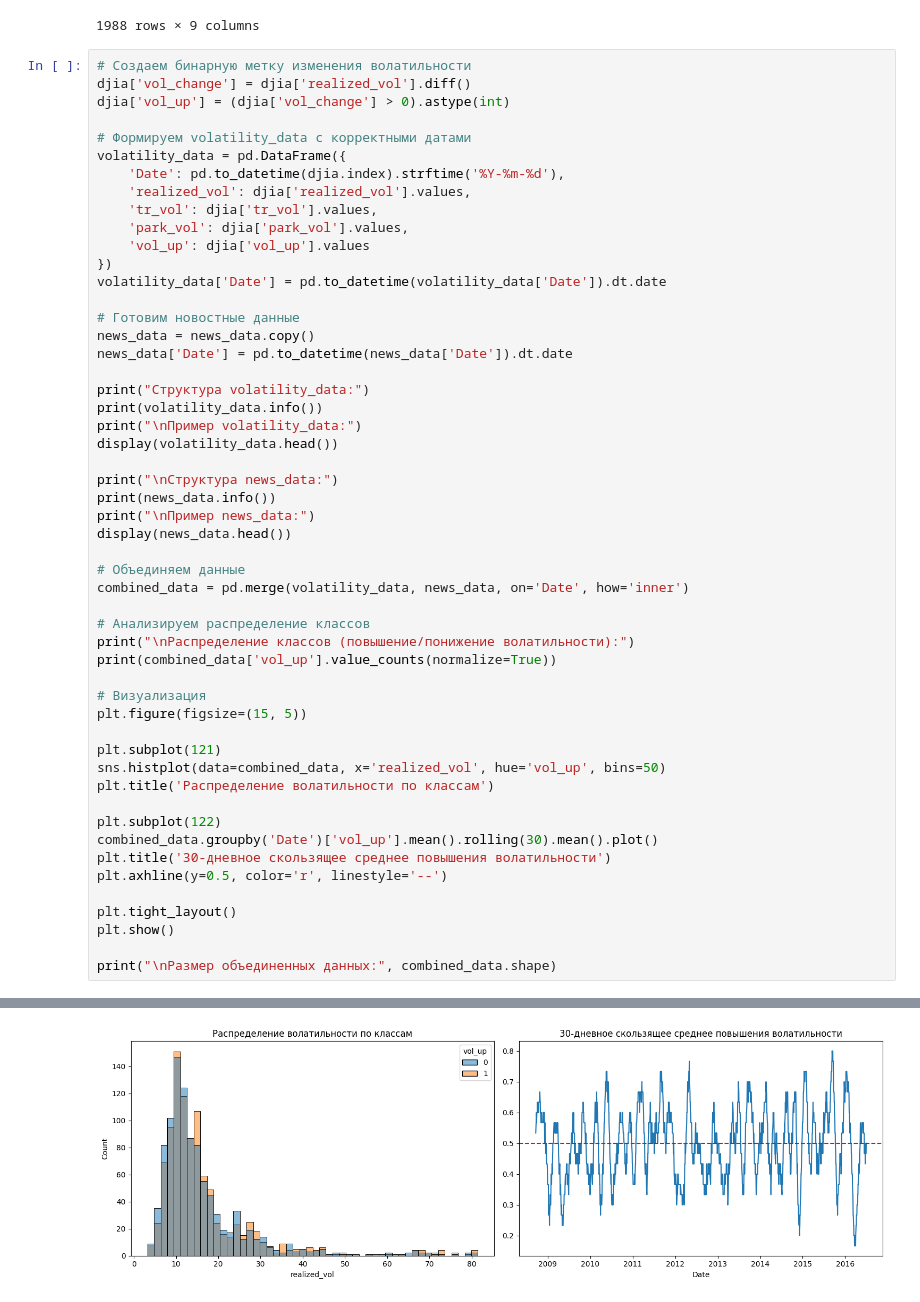
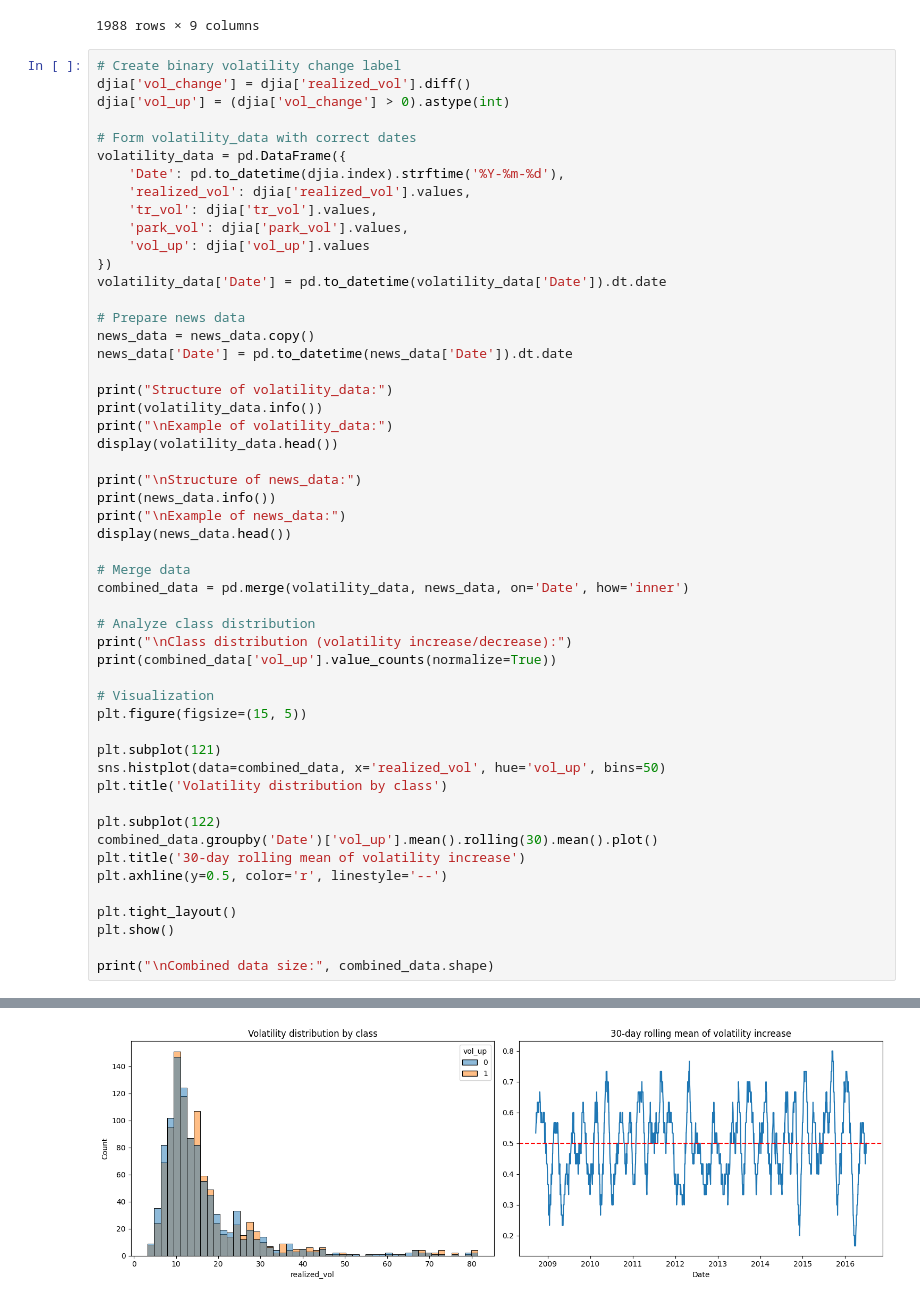
Before and after one commit to i-azztec/mlops-volatility-news-predictor, a Jupyter notebook: research/volatility_prediction.ipynb, the cells around one changed output, grey strips where cells are left out. Drawn from its saved outputs; the diff is of its cells as text.

```diff
--- a/research/volatility_prediction.ipynb
+++ b/research/volatility_prediction.ipynb
@@ -157,11 +157,11 @@ djia
 | 2016-06-30 | 17929.990234 | 17930.609375 | 17711.800781 | 17712.759766 | 133030000 | 0.013211 | 18.344029 | 18.384337 | 11.624177 |
 1988 rows × 9 columns
 # %%
-# Создаем бинарную метку изменения волатильности
+# Create binary volatility change label
 djia['vol_change'] = djia['realized_vol'].diff()
 djia['vol_up'] = (djia['vol_change'] > 0).astype(int)
 
-# Формируем volatility_data с корректными датами
+# Form volatility_data with correct dates
 volatility_data = pd.DataFrame({
     'Date': pd.to_datetime(djia.index).strftime('%Y-%m-%d'),
     'realized_vol': djia['realized_vol'].values,
@@ -171,41 +171,41 @@ volatility_data = pd.DataFrame({
 })
 volatility_data['Date'] = pd.to_datetime(volatility_data['Date']).dt.date
 
-# Готовим новостные данные
+# Prepare news data
 news_data = news_data.copy()
 news_data['Date'] = pd.to_datetime(news_data['Date']).dt.date
 
-print("Структура volatility_data:")
+print("Structure of volatility_data:")
 print(volatility_data.info())
-print("\nПример volatility_data:")
+print("\nExample of volatility_data:")
 display(volatility_data.head())
 
-print("\nСтруктура news_data:")
+print("\nStructure of news_data:")
 print(news_data.info())
-print("\nПример news_data:")
+print("\nExample of news_data:")
 display(news_data.head())
 
-# Объединяем данные
+# Merge data
 combined_data = pd.merge(volatility_data, news_data, on='Date', how='inner')
 
-# Анализируем распределение классов
-print("\nРаспределение классов (повышение/понижение волатильности):")
+# Analyze class distribution
+print("\nClass distribution (volatility increase/decrease):")
 print(combined_data['vol_up'].value_counts(normalize=True))
 
-# Визуализация
+# Visualization
 plt.figure(figsize=(15, 5))
 
 plt.subplot(121)
 sns.histplot(data=combined_data, x='realized_vol', hue='vol_up', bins=50)
-plt.title('Распределение волатильности по классам')
+plt.title('Volatility distribution by class')
 
 plt.subplot(122)
 combined_data.groupby('Date')['vol_up'].mean().rolling(30).mean().plot()
-plt.title('30-дневное скользящее среднее повышения волатильности')
+plt.title('30-day rolling mean of volatility increase')
 plt.axhline(y=0.5, color='r', linestyle='--')
 
 plt.tight_layout()
 plt.show()
 
-print("\nРазмер объединенных данных:", combined_data.shape)
+print("\nCombined data size:", combined_data.shape)
 # %% [output]
@@ -259,5 +259,5 @@ None
 vol_up
 0    0.501509
 1    0.498491
 Name: proportion, dtype: float64
-[figure, old version]
+[figure, new version]
```
Also changed, not shown: parts of 20 cells of this notebook, 5 other files.
